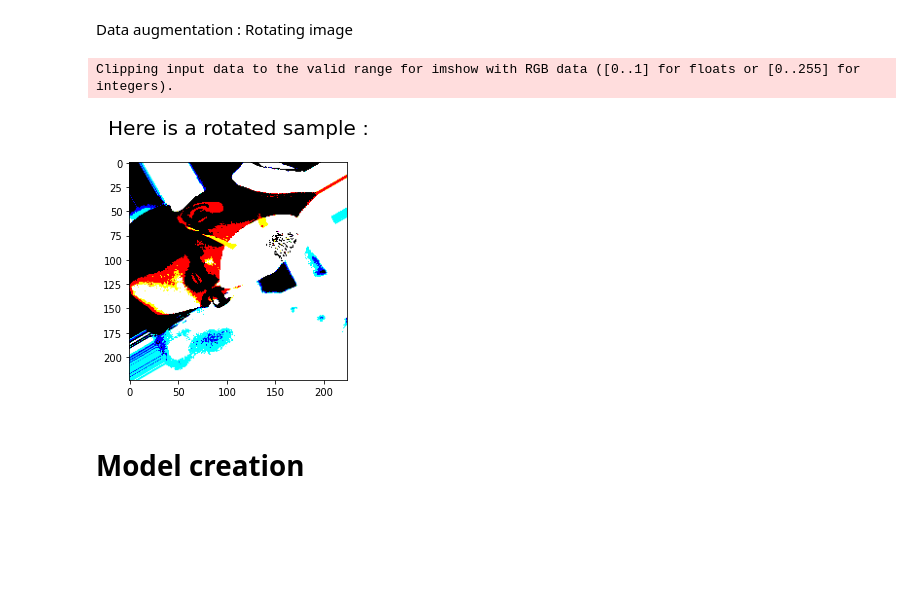
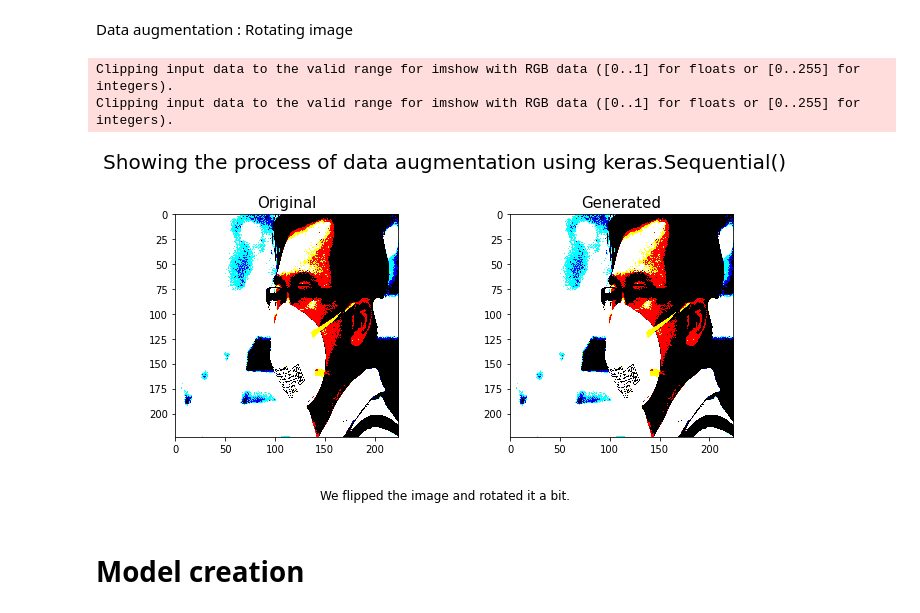
Before and after one commit to Hpdvn/Mask_On_Face, a Jupyter notebook: main.ipynb, the cells around one changed output. Saved outputs shown, nothing was run; the diff lists cells and outputs as text; code cells hidden in the pictures; blank space fills up the shorter version.

Commit message:
modif data aug

```diff
--- a/main.ipynb
+++ b/main.ipynb
@@ -176,23 +173,40 @@ Clipping input data to the valid range for imshow with RGB data ([0..1] for floa
 # %% [markdown]
 Data augmentation : Rotating image
 # %%
-datagen = ImageDataGenerator()
-for i in range (X_train.__len__()) :
+datagen = tf.keras.Sequential([
+    RandomRotation(0.5),
+    RandomFlip(mode='horizontal')
+])
+for i in range(X_train.__len__()):
     image = X_train[i]
     label = y_train[i]
-    rotate = datagen.apply_transform(x=image, transform_parameters={'theta' : 120})
-    X_train.append(rotate)
-    y_train.append(label)
-    rotate = datagen.apply_transform(x=image, transform_parameters={'theta' : 240})
+
+    rotate = datagen(image)
+
     X_train.append(rotate)
     y_train.append(label)
 
-plt.imshow(X_train[601])
+'''plt.imshow(X_train[601])
 plt.title("Here is a rotated sample :\n", fontsize="20")
+plt.show()'''
+
+fig, ax = plt.subplot_mosaic([['Original', 'Generated']], figsize=(10, 5))
+
+ax['Original'].imshow(X_train[0])
+ax['Generated'].imshow((X_train[600]))
+
+ax['Original'].set_title('Original', fontsize="15")
+ax['Generated'].set_title('Generated', fontsize="15")
+
+fig.suptitle('Showing the process of data augmentation using keras.Sequential()', fontsize="20")
+plt.subplots_adjust(wspace=0.5)
+fig.supxlabel(
+    'We flipped the image and rotated it a bit.')
 plt.show()
 # %% [output]
 Clipping input data to the valid range for imshow with RGB data ([0..1] for floats or [0..255] for integers).
+Clipping input data to the valid range for imshow with RGB data ([0..1] for floats or [0..255] for integers).
-[figure, old version]
+[figure, new version]
 # %% [markdown]
 # Model creation <a class="anchor" id="section_4"></a>
 # %% [markdown]
```
Also changed, not shown: parts of 8 cells of this notebook.
